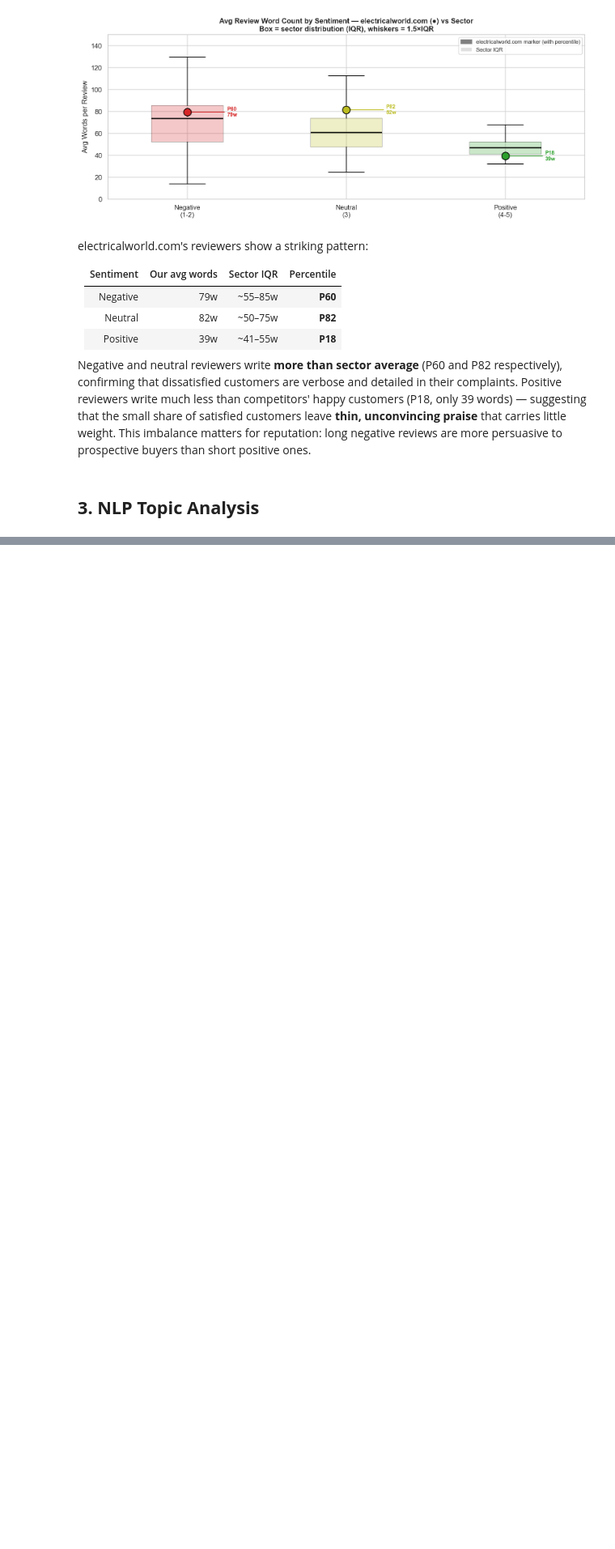
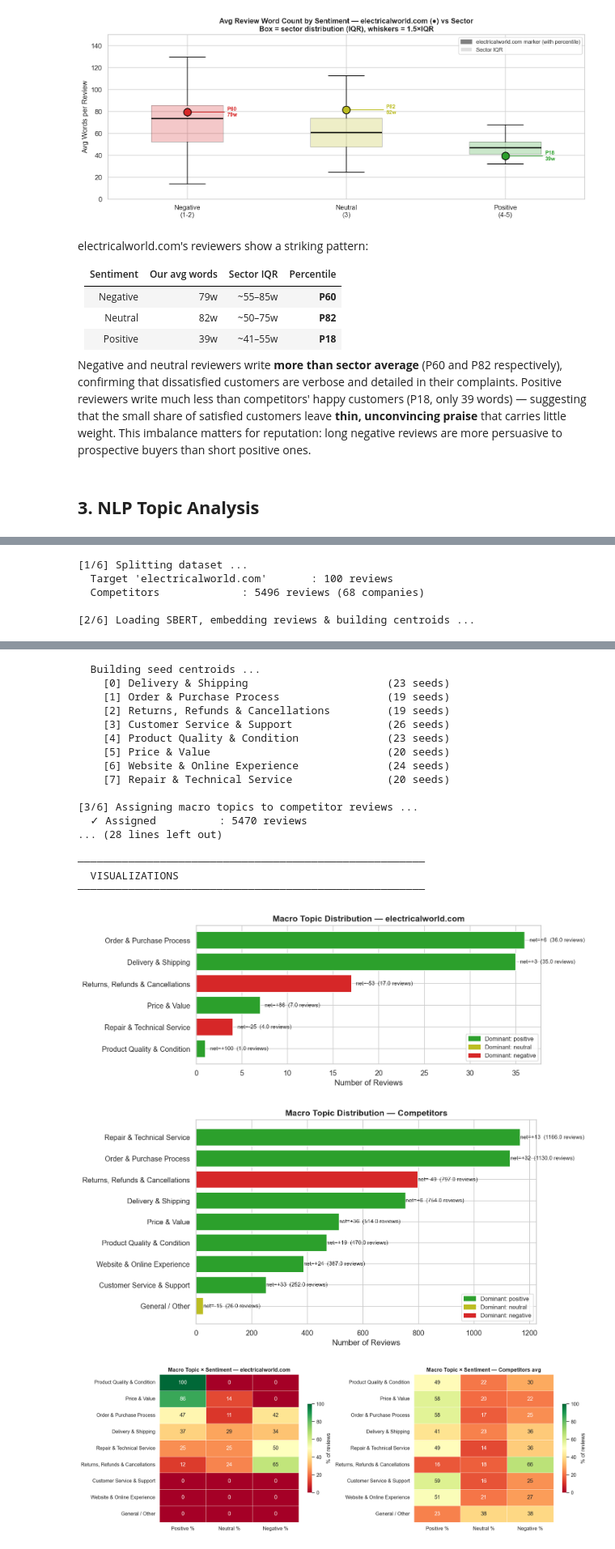
Before and after one commit to EnricPH/Evolve_NLP_Project, a Jupyter notebook: notebooks/nlp_analysis.ipynb, the cells around one changed output, grey strips where cells are left out. Shown at 81% size. Cells and saved outputs as stored; diff of their text form; code cells hidden in the pictures; blank space fills up the shorter version.

```diff
--- a/notebooks/nlp_analysis.ipynb
+++ b/notebooks/nlp_analysis.ipynb
@@ -524,26 +507,0 @@ df_target_full
-# %%
-# ── Step 1: run the existing granular NLP pipeline ────────────────────
-df_target_full, df_comp_full, topic_model = nlp.run_nlp_pipeline(df_clean, target=TARGET)
-
-# ── Step 2: macro topic analysis + root cause ────────────────────────
-macro_results = nlp.run_macro_analysis(
-    df_target_full=df_target_full,
-    df_comp_full=df_comp_full,
-    target_name=TARGET,
-    min_gap=-5.0,          # flag topics where we underperform by >5 pts
-    max_reviews_shown=5    # raw reviews shown per weak topic
-)
-
-# ── Step 4: inspect specific weak topic reviews ───────────────────────
-# Access the full DataFrame of negative reviews for any weak macro topic
-neg = macro_results['negative_reviews']
-
-# Example: inspect all negative reviews for Returns & Refunds
-if "Returns, Refunds & Cancellations" in neg:
-    display(neg["Returns, Refunds & Cancellations"])
-
-# Export all negative reviews to Excel for further manual review
-for macro_topic, df_neg in neg.items():
-    safe_name = macro_topic.replace('/', '-').replace(' ', '_')
-    # df_neg.to_excel(f"negative_reviews_{safe_name}.xlsx", index=False)
-    print(f" {len(df_neg)} negative reviews found")
@@ -648,0 +508,10 @@ topic_model.visualize_barchart()
+# %%
+results = nlp.run_macro_pipeline(
+    df=df_clean,
+    target=TARGET,
+    use_star_sentiment=True,
+    min_gap=-5.0,
+    max_reviews_shown=5,
+    threshold=0.05       # lower = fewer General/Other, raise if needed
+)
+# %% [output]
@@ -648,0 +519,5 @@ topic_model.visualize_barchart()
+[1/6] Splitting dataset ...
+  Target 'electricalworld.com'       : 100 reviews
+  Competitors             : 5496 reviews (68 companies)
+
+[2/6] Loading SBERT, embedding reviews & building centroids ...
@@ -648,0 +541,20 @@ topic_model.visualize_barchart()
+  Building seed centroids ...
+    [0] Delivery & Shipping                      (23 seeds)
+    [1] Order & Purchase Process                 (19 seeds)
+    [2] Returns, Refunds & Cancellations         (19 seeds)
+    [3] Customer Service & Support               (26 seeds)
+    [4] Product Quality & Condition              (23 seeds)
+    [5] Price & Value                            (20 seeds)
+    [6] Website & Online Experience              (24 seeds)
+    [7] Repair & Technical Service               (20 seeds)
+
+[3/6] Assigning macro topics to competitor reviews ...
+  ✓ Assigned          : 5470 reviews
+... (28 lines left out)
+
+───────────────────────────────────────────────────────
+  VISUALIZATIONS
+───────────────────────────────────────────────────────
+[figure, added]
+[figure, added]
+[figure, added]
```
Also changed, not shown: parts of 7 cells of this notebook, 2 other files.
